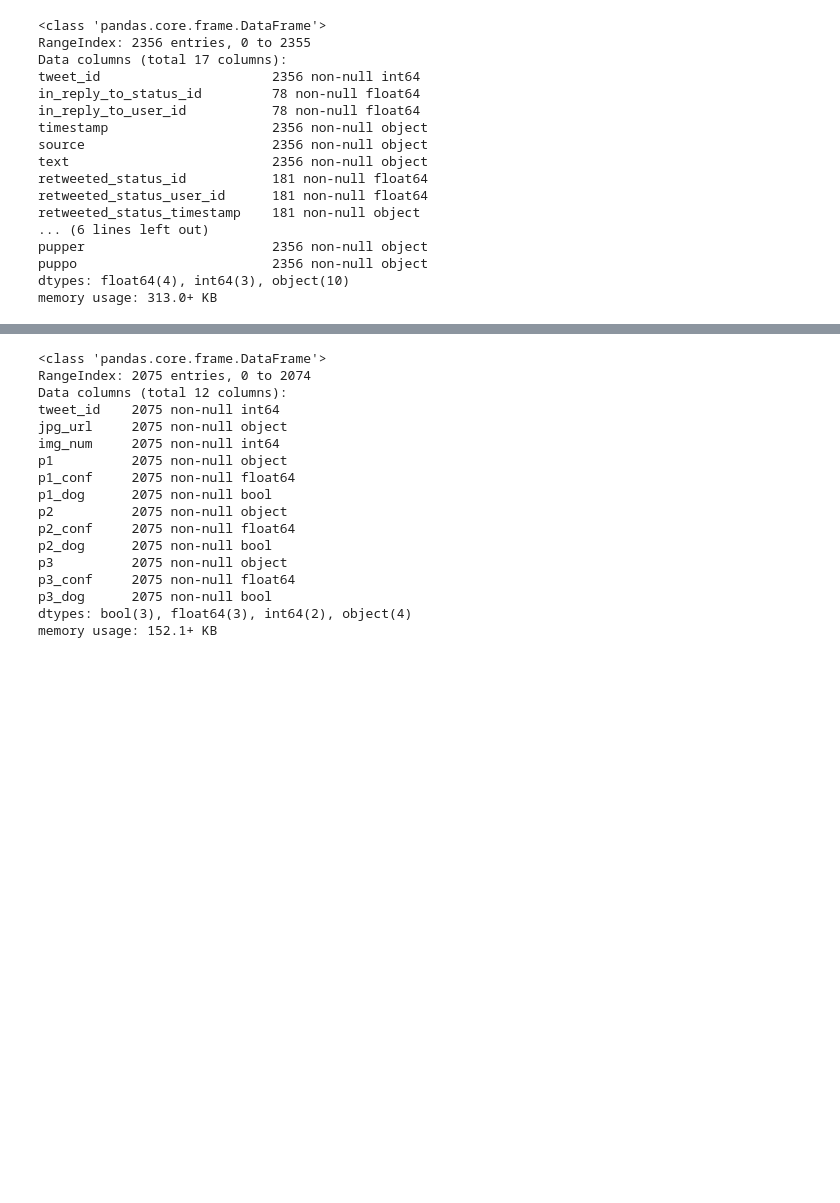
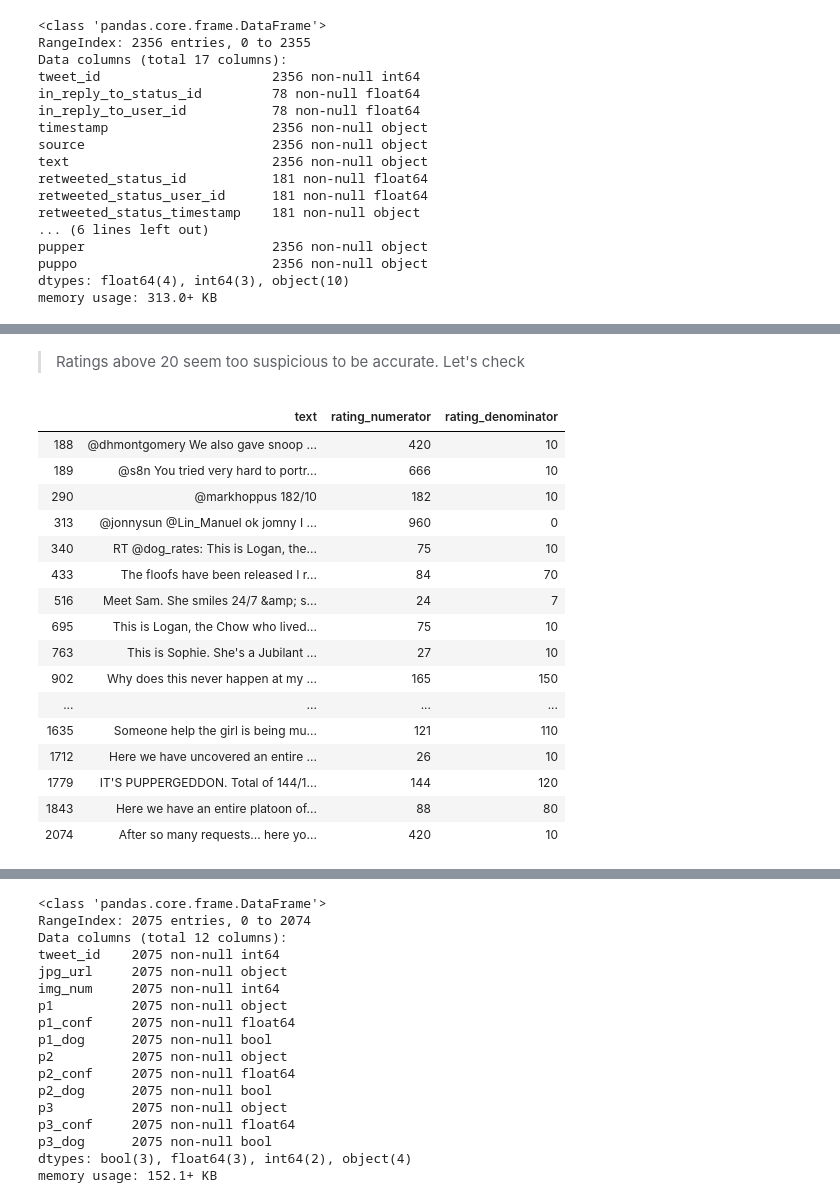
Before and after one commit to LauranneKer/Wrangle-and-analyze-data, a Jupyter notebook: wrangle_act.ipynb, the cells around one changed output, grey strips where cells are left out. Saved outputs shown, nothing was run; the diff lists cells and outputs as text; code cells hidden in the pictures; blank space fills up the shorter version.

```diff
--- a/wrangle_act.ipynb
+++ b/wrangle_act.ipynb
@@ -280,0 +434,25 @@ memory usage: 313.0+ KB
+# %% [markdown]
+> Ratings above 20 seem too suspicious to be accurate. Let's check
+# %%
+# Enlarge view of the text column to verify ratings associated
+pd.options.display.max_colwidth = 200
+# %%
+df_twit_archive.query('rating_numerator > 0')[['text', 'rating_numerator', 'rating_denominator']]
+# %% [output]
+|  | text | rating_numerator | rating_denominator |
+| 188 | @dhmontgomery We also gave snoop ... | 420 | 10 |
+| 189 | @s8n You tried very hard to portr... | 666 | 10 |
+| 290 | @markhoppus 182/10 | 182 | 10 |
+| 313 | @jonnysun @Lin_Manuel ok jomny I ... | 960 | 0 |
+| 340 | RT @dog_rates: This is Logan, the... | 75 | 10 |
+| 433 | The floofs have been released I r... | 84 | 70 |
+| 516 | Meet Sam. She smiles 24/7 &amp; s... | 24 | 7 |
+| 695 | This is Logan, the Chow who lived... | 75 | 10 |
+| 763 | This is Sophie. She's a Jubilant ... | 27 | 10 |
+| 902 | Why does this never happen at my ... | 165 | 150 |
+| ... | ... | ... | ... |
+| 1635 | Someone help the girl is being mu... | 121 | 110 |
+| 1712 | Here we have uncovered an entire ... | 26 | 10 |
+| 1779 | IT'S PUPPERGEDDON. Total of 144/1... | 144 | 120 |
+| 1843 | Here we have an entire platoon of... | 88 | 80 |
+| 2074 | After so many requests... here yo... | 420 | 10 |
```
Also changed, not shown: parts of 30 cells of this notebook.
